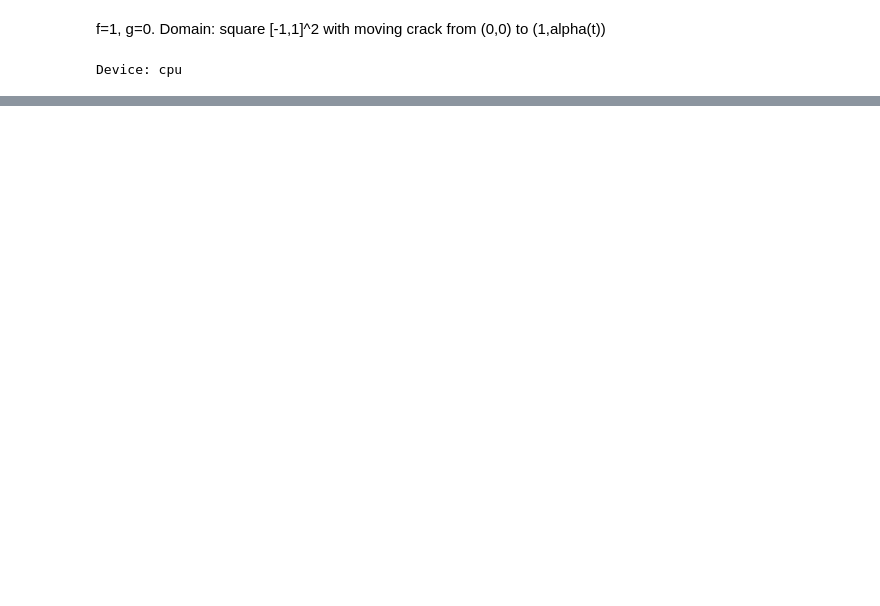
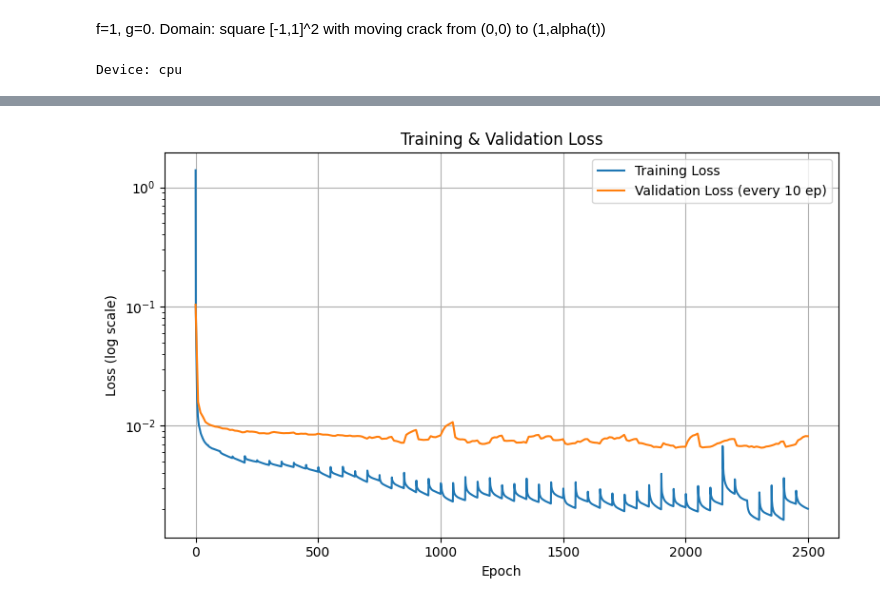
Before and after one commit to ChangEn37/PDE_PINNs, a Jupyter notebook: time_dep.ipynb, the cells around one changed output, grey strips where cells are left out. Drawn from its saved outputs; the diff is of its cells as text; code cells hidden in the pictures; blank space fills up the shorter version.

```diff
--- a/time_dep.ipynb
+++ b/time_dep.ipynb
@@ -385,0 +523,16 @@ plt.show()
+# %%
+# loss
+epochs_arr = np.arange(len(loss_history))
+val_epochs = np.linspace(0, len(loss_history)-1, len(val_history))
+plt.figure(figsize=(8,5))
+plt.semilogy(epochs_arr, loss_history, label='Training Loss')
+plt.semilogy(val_epochs, val_history, label='Validation Loss (every 10 ep)')
+plt.xlabel('Epoch')
+plt.ylabel('Loss (log scale)')
+plt.title('Training & Validation Loss')
+plt.legend()
+plt.grid(True)
+plt.tight_layout()
+plt.show()
+# %% [output]
+[figure, added]
```
Also changed, not shown: parts of 5 cells of this notebook.
